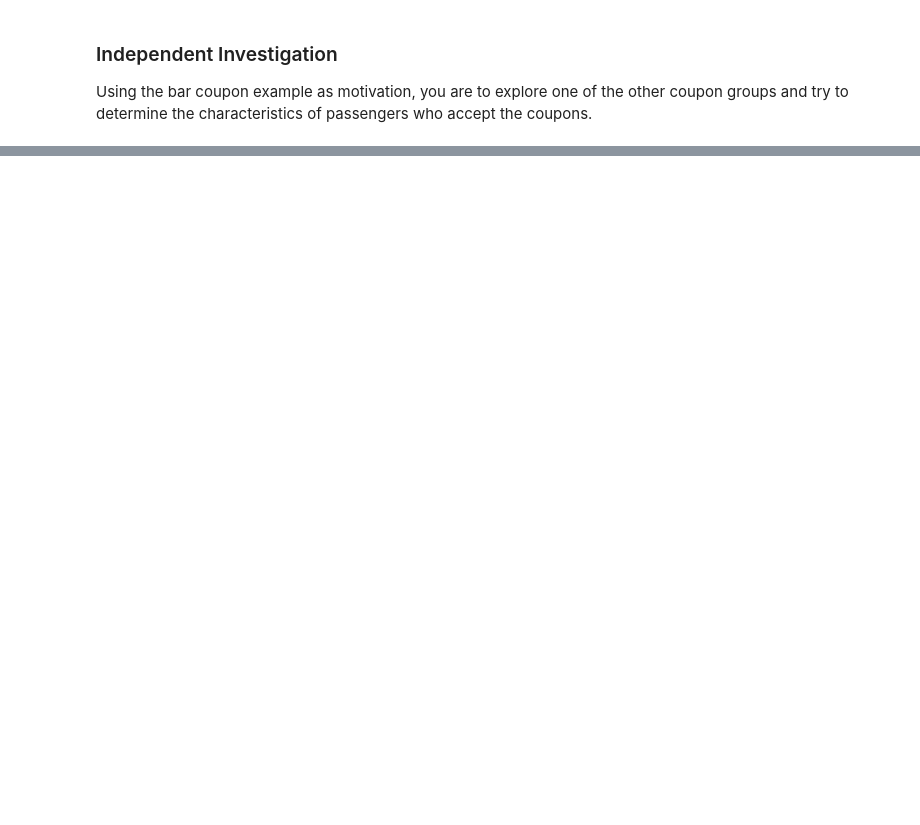
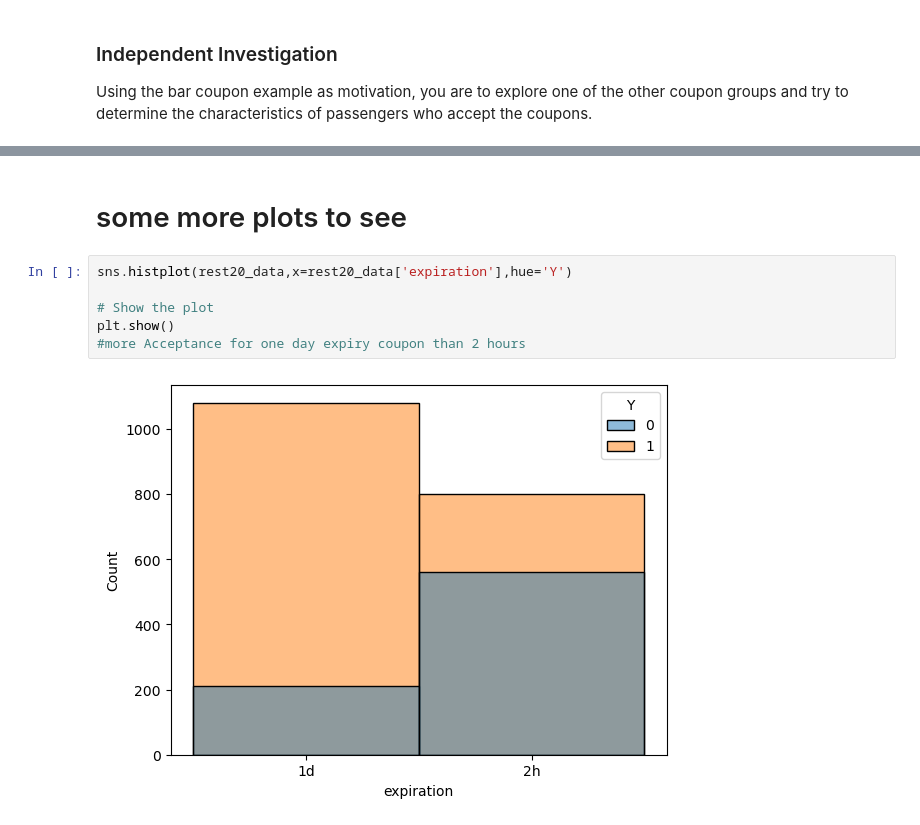
Before and after one commit to neel-mlai-11/-assignment_5_1_starter, a Jupyter notebook: prompt.ipynb, the cells around one changed output, grey strips where cells are left out. Cells and saved outputs as stored; diff of their text form; blank space fills up the shorter version.

```diff
--- a/prompt.ipynb
+++ b/prompt.ipynb
@@ -349,0 +367,10 @@ Using the bar coupon example as motivation, you are to explore one of the other
+# %% [markdown]
+# some more plots to see
+# %%
+sns.histplot(rest20_data,x=rest20_data['expiration'],hue='Y')
+
+# Show the plot
+plt.show()
+#more Acceptance for one day expiry coupon than 2 hours
+# %% [output]
+[figure, added]
```
Also changed, not shown: parts of 26 cells of this notebook.
